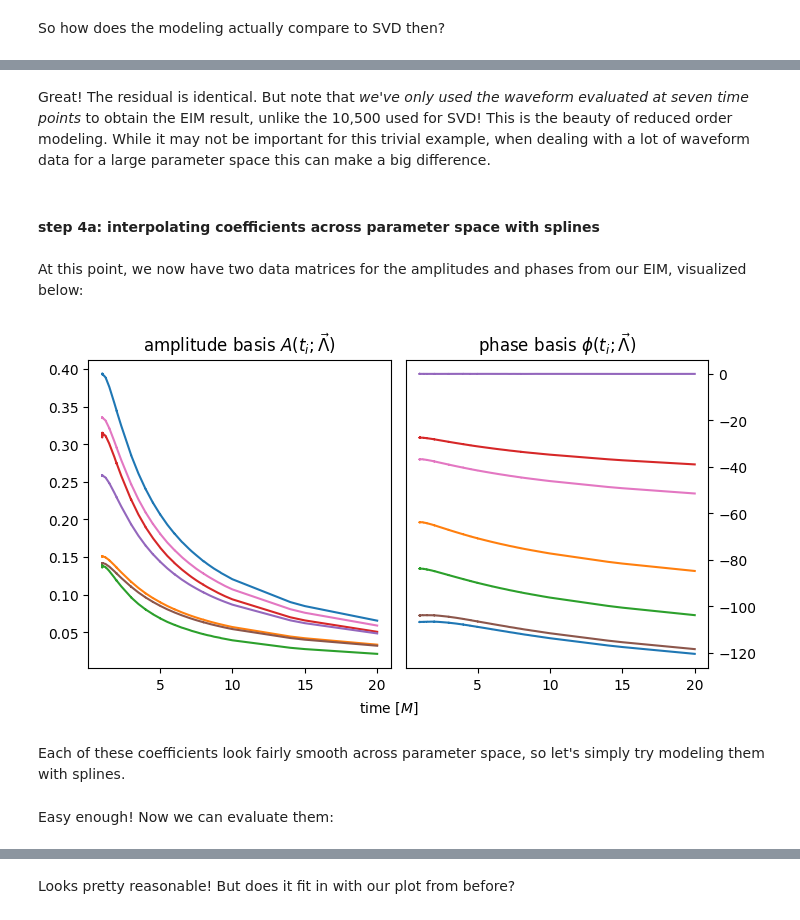
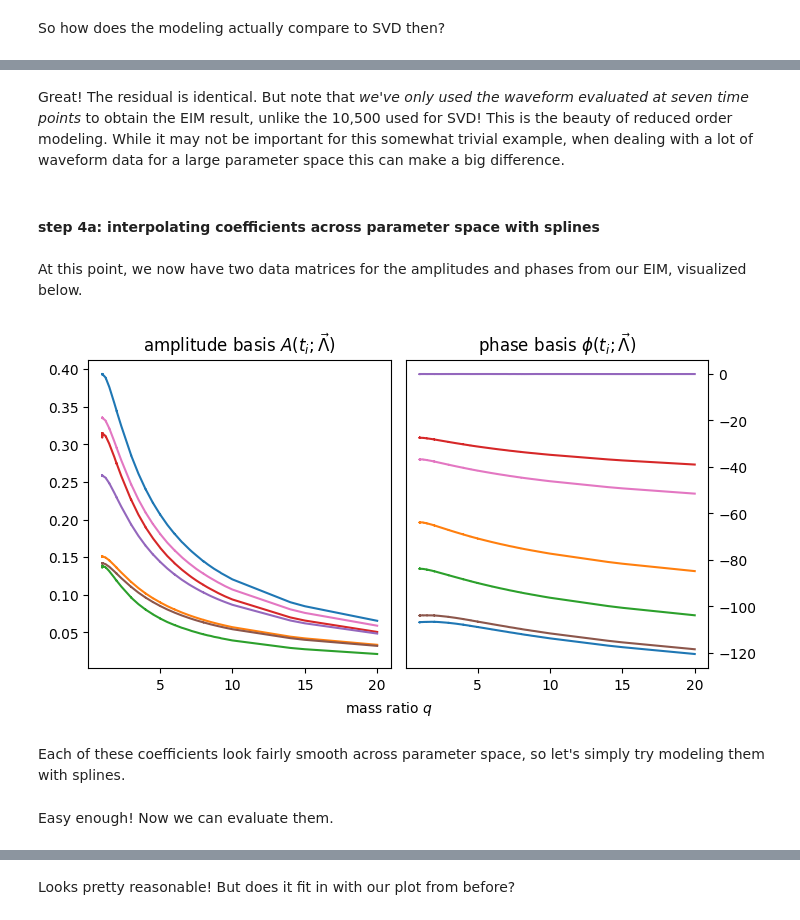
Before and after one commit to keefemitman/SXSAndSurrogates, a Jupyter notebook: Tutorial.ipynb, the cells around one changed output, grey strips where cells are left out. Saved outputs shown, nothing was run; the diff lists cells and outputs as text; code cells hidden in the pictures.

```diff
--- a/Tutorial.ipynb
+++ b/Tutorial.ipynb
@@ -614,21 +625,21 @@ Text(0, 0.5, 'residual')
 [figure]
 # %% [markdown]
-Great! The residual is identical. But note that *we've only used the waveform evaluated at seven time points* to obtain the EIM result, unlike the 10,500 used for SVD! This is the beauty of reduced order modeling. While it may not be important for this trivial example, when dealing with a lot of waveform data for a large parameter space this can make a big difference.
+Great! The residual is identical. But note that *we've only used the waveform evaluated at seven time points* to obtain the EIM result, unlike the 10,500 used for SVD! This is the beauty of reduced order modeling. While it may not be important for this somewhat trivial example, when dealing with a lot of waveform data for a large parameter space this can make a big difference.
 # %% [markdown]
 #### step 4a: interpolating coefficients across parameter space with splines
 # %% [markdown]
-At this point, we now have two data matrices for the amplitudes and phases from our EIM, visualized below:
+At this point, we now have two data matrices for the amplitudes and phases from our EIM, visualized below.
 # %%
 fig, axis = plt.subplots(1, 2, figsize=(8, 4), sharex=True)
 plt.subplots_adjust(wspace=0.05)
 axis[0].plot(qs, As[:,A_eim.indices])
 axis[1].plot(qs, phis[:,phi_eim.indices])
 axis[1].yaxis.tick_right()
 axis[0].set_title(r'amplitude basis $A(t_{i};\vec{\Lambda})$')
 axis[1].set_title(r'phase basis $\phi(t_{i};\vec{\Lambda})$')
-fig.text(0.5, 0.0, r'time $[M]$', ha='center');
+fig.text(0.5, 0.0, r'mass ratio $q$', ha='center');
 # %% [output]
-[figure, old version]
+[figure, new version]
 # %% [markdown]
 Each of these coefficients look fairly smooth across parameter space, so let's simply try modeling them with splines.
 # %%
@@ -637,7 +648,7 @@ from scipy.interpolate import splrep, splev
 A_eim_spline = [splrep(qs, As[:,A_eim.indices][:,i], k=2) for i in range(len(A_eim.indices))]
 phi_eim_spline = [splrep(qs, phis[:,phi_eim.indices][:,i], k=2) for i in range(len(phi_eim.indices))]
 # %% [markdown]
-Easy enough! Now we can evaluate them:
+Easy enough! Now we can evaluate them.
 # %%
 q = 12
 A_eim_spline_eval = np.array([splev(q, A_eim_spline[i]) for i in range(len(A_eim.indices))])
```
Also changed, not shown: parts of 77 cells of this notebook, 4 other files.
